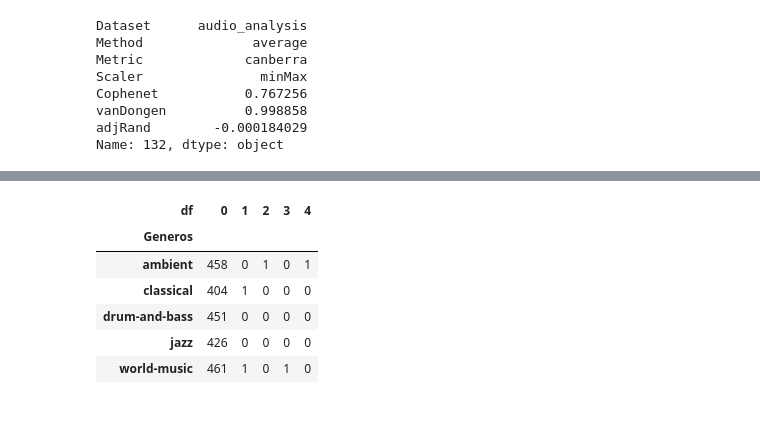
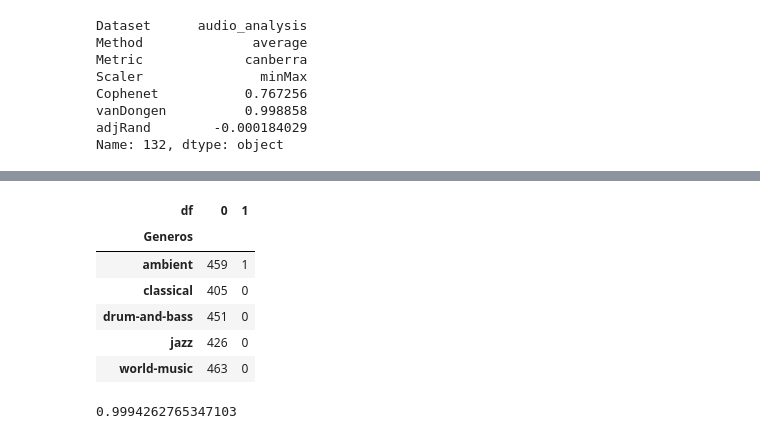
Before and after one commit to elfrasco/dmcyt_tp1, a Jupyter notebook: TP1/BestHierarchical.ipynb, the cells around one changed output, grey strips where cells are left out. Drawn from its saved outputs; the diff is of its cells as text; code cells hidden in the pictures.

```diff
--- a/TP1/BestHierarchical.ipynb
+++ b/TP1/BestHierarchical.ipynb
@@ -216,15 +258,19 @@ c
 # %%
-cluster = AgglomerativeClustering(n_clusters=5, affinity=metric, linkage=method)
+cluster = AgglomerativeClustering(n_clusters=2, affinity=metric, linkage=method)
 cluster.fit_predict(df_norm)
 
 tmp = pd.DataFrame({'Generos': metadata.genre, 'df': cluster.labels_})
 ct = pd.crosstab(tmp['Generos'], tmp['df'])
 ct
 # %% [output]
-| df | 0 | 1 | 2 | 3 | 4 |
-| Generos |  |  |  |  |  |
-| ambient | 458 | 0 | 1 | 0 | 1 |
-| classical | 404 | 1 | 0 | 0 | 0 |
-| drum-and-bass | 451 | 0 | 0 | 0 | 0 |
-| jazz | 426 | 0 | 0 | 0 | 0 |
-| world-music | 461 | 1 | 0 | 1 | 0 |
+| df | 0 | 1 |
+| Generos |  |  |
+| ambient | 459 | 1 |
+| classical | 405 | 0 |
+| drum-and-bass | 451 | 0 |
+| jazz | 426 | 0 |
+| world-music | 463 | 0 |
+# %%
+vanDongen(ct)
+# %% [output]
+0.9994262765347103
```
Also changed, not shown: parts of 7 cells of this notebook, 6 other files.
